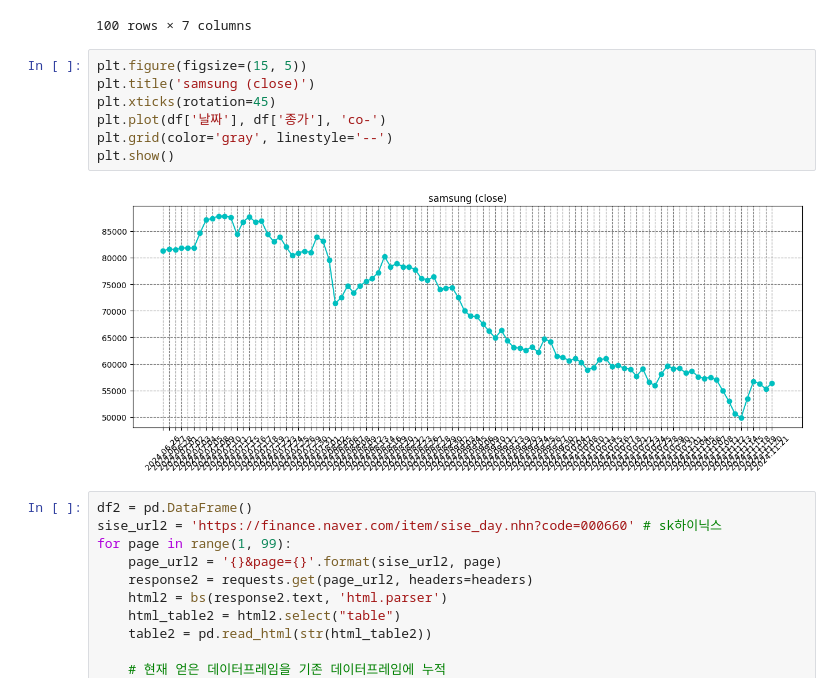
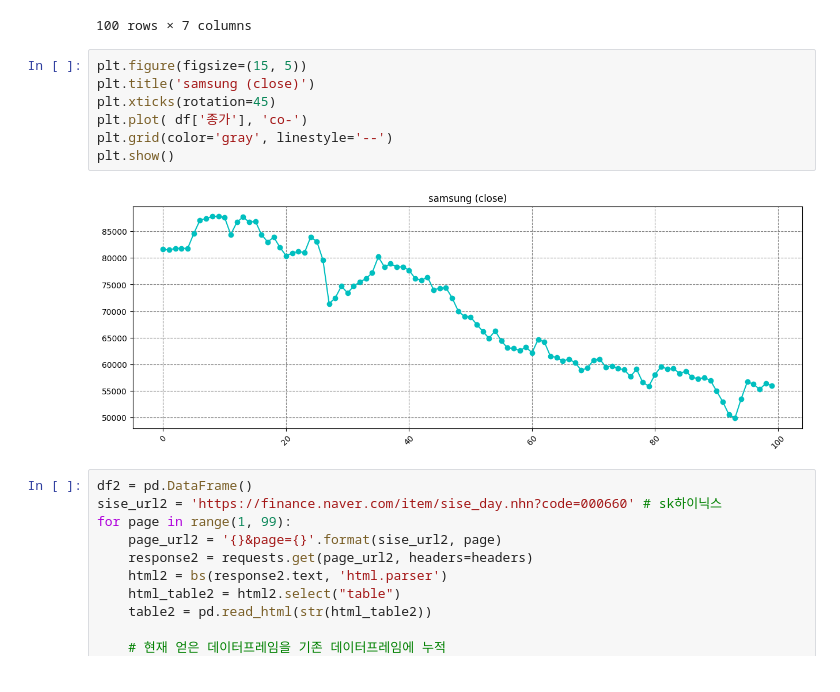
Before and after one commit to dj-jun0918/korea_data1, a Jupyter notebook: korea_data.ipynb, the cells around one changed output. Cells and saved outputs as stored; diff of their text form.

```diff
--- a/korea_data.ipynb
+++ b/korea_data.ipynb
@@ -67,12 +67,12 @@ df
 # %%
 plt.figure(figsize=(15, 5))
 plt.title('samsung (close)')
 plt.xticks(rotation=45)
-plt.plot(df['날짜'], df['종가'], 'co-')
+plt.plot( df['종가'], 'co-')
 plt.grid(color='gray', linestyle='--')
 plt.show()
 # %% [output]
-[figure, old version]
+[figure, new version]
 # %%
 df2 = pd.DataFrame()
 sise_url2 = 'https://finance.naver.com/item/sise_day.nhn?code=000660' # sk하이닉스
```
Also changed, not shown: parts of 2 cells of this notebook, 3 other files.
